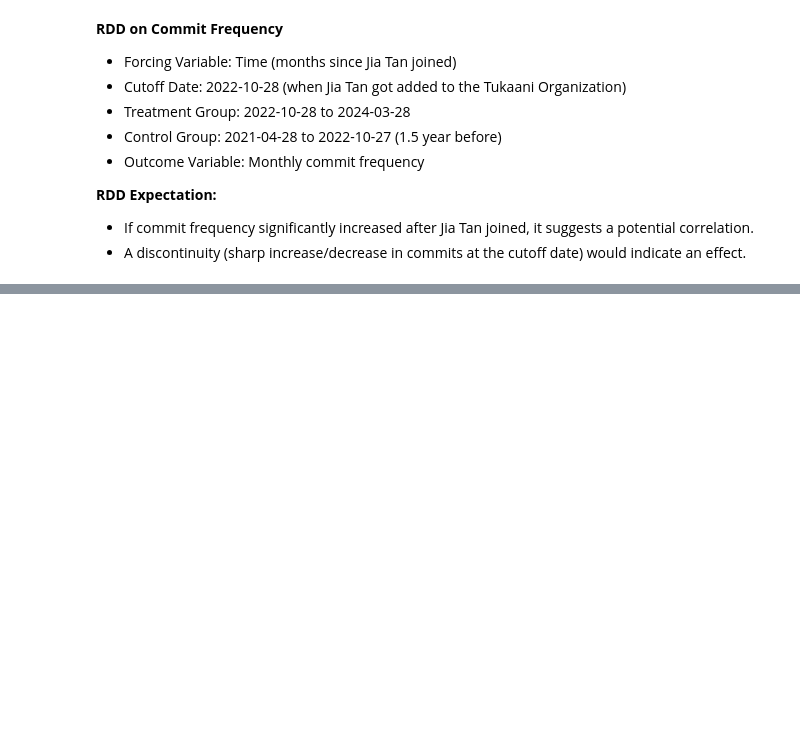
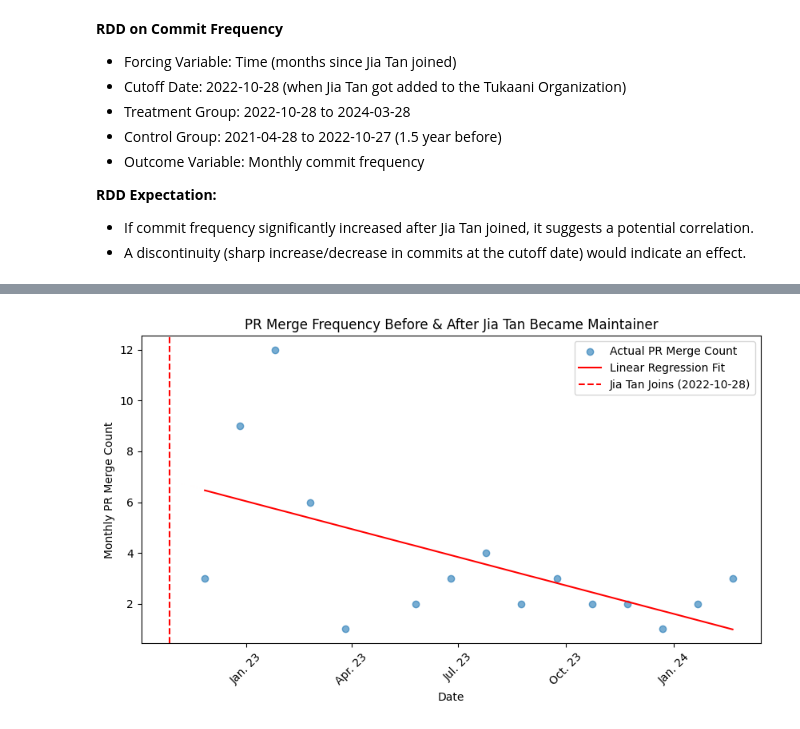
Before and after one commit to SaltyfishQAQQ/FORCOLAB_oss_security, a Jupyter notebook: integrated_scripts/rdd/rdd.ipynb, the cells around one changed output, grey strips where cells are left out. Saved outputs shown, nothing was run; the diff lists cells and outputs as text; code cells hidden in the pictures; blank space fills up the shorter version.

```diff
--- a/integrated_scripts/rdd/rdd.ipynb
+++ b/integrated_scripts/rdd/rdd.ipynb
@@ -196,0 +296,28 @@ plt.show()
+# %%
+X = monthly_pr_closed[["months_since_JT_joined", "treatment"]]
+y = monthly_pr_closed["pr_closed_count"]
+
+linear_model = LinearRegression()
+linear_model.fit(X, y)
+
+monthly_pr_closed["predicted_pr_closed_count"] = linear_model.predict(X)
+# %%
+monthly_pr_closed["date"] = maintainer_join_date + pd.to_timedelta(monthly_pr_closed["months_since_JT_joined"] * 30, unit="D")
+
+plt.figure(figsize=(10, 5))
+plt.scatter(monthly_pr_closed["date"], monthly_pr_closed["pr_closed_count"], alpha=0.6, label="Actual PR Merge Count")
+plt.plot(monthly_pr_closed["date"], monthly_pr_closed["predicted_pr_closed_count"], color="red", label="Linear Regression Fit")
+
+plt.gca().xaxis.set_major_formatter(mdates.DateFormatter("%b. %y"))
+plt.gca().xaxis.set_major_locator(mdates.MonthLocator(interval=3))
+
+plt.axvline(x=maintainer_join_date, color='r', linestyle='--', label="Jia Tan Joins (2022-10-28)")
+
+plt.xlabel("Date")
+plt.ylabel("Monthly PR Merge Count")
+plt.title("PR Merge Frequency Before & After Jia Tan Became Maintainer")
+plt.xticks(rotation=45)
+plt.legend()
+plt.show()
+# %% [output]
+[figure, added]
```
Also changed, not shown: parts of 21 cells of this notebook, 4 other files.
